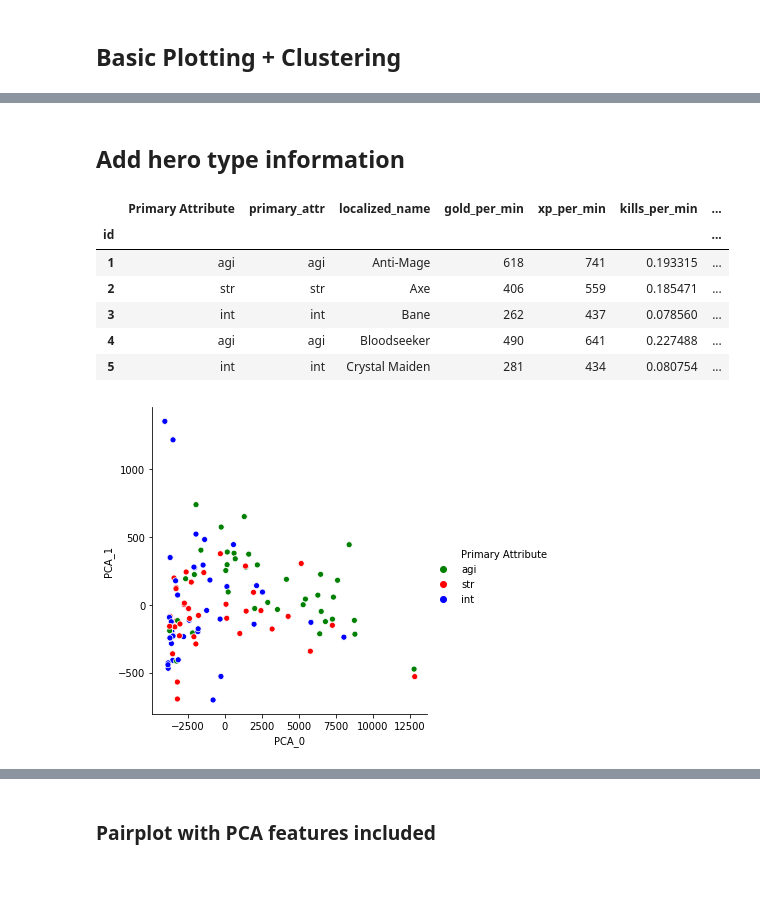
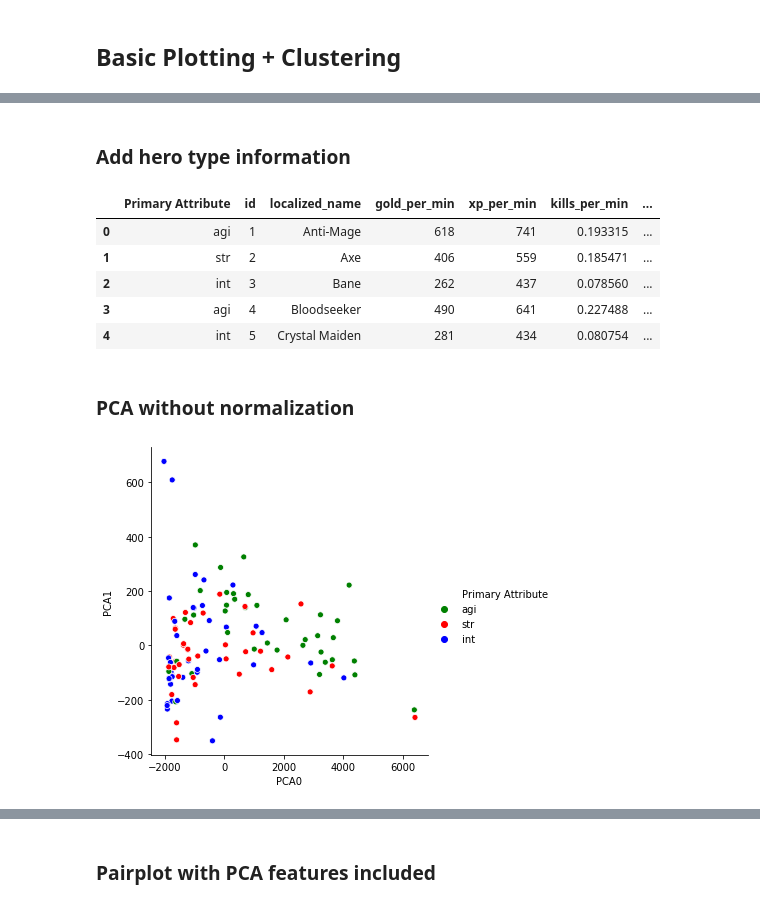
Before and after one commit to loftusa/Dota-Stats, a Jupyter notebook: data_cleaning.ipynb, the cells around one changed output, grey strips where cells are left out. Cells and saved outputs as stored; diff of their text form; code cells hidden in the pictures; blank space fills up the shorter version.

```diff
--- a/data_cleaning.ipynb
+++ b/data_cleaning.ipynb
@@ -58,8 +58,8 @@ player.head()
 # %% [markdown]
 ## Organize Hero Data
 # %%
-heroes = pd.DataFrame(grab_json("/heroStats")).set_index("id", drop=True)
-heroes = heroes[["localized_name", "primary_attr", "attack_type", "base_health", "base_health_regen", "base_mana",
+heroes = pd.DataFrame(grab_json("/heroStats"))
+heroes = heroes[["id", "localized_name", "primary_attr", "attack_type", "base_health", "base_health_regen", "base_mana",
         "base_mana_regen", "base_armor", "base_mr", "base_attack_min", "base_attack_max", "base_str",
         "base_agi", "base_int", "str_gain", "int_gain", "attack_range", "projectile_speed", "attack_rate",
         "move_speed", "turn_rate"]]
@@ -77,15 +76,18 @@ heroes.head()
 # %% [markdown]
 ### Turn json dictionary of hero data into pandas dataframe
 # %%
-hero_ids = list(heroes.index)
+hero_ids = list(heroes["id"])
 stats = ['gold_per_min', 'xp_per_min', 'kills_per_min', 'last_hits_per_min', 'hero_damage_per_min', 'tower_damage']
 
 hero_stats = []
-for hero_id in hero_ids:
+for i, hero_id in enumerate(hero_ids):
     hero = grab_json(f"/benchmarks/?hero_id={hero_id}", key=True)
     output = {}
     output["id"] = hero_id
-    output["localized_name"] = heroes.loc[hero_id, "localized_name"]
+    output["localized_name"] = heroes.loc[i, "localized_name"]
     for stat in stats:
         output[stat] = hero['result'][stat][4]['value']
     hero_stats.append(output)
+
+hero_stats = pd.DataFrame(hero_stats)
+hero_stats
@@ -100,2 +111,0 @@ hero_stats[:3]
-# %%
-hero_stats = pd.DataFrame(hero_stats).set_index("id", drop=True)
@@ -143,33 +114,37 @@ hero_stats.head()
 # %% [markdown]
-## Add hero type information
+### Add hero type information
 # %%
 # hero_stats["primary_attr"] = heroes["primary_attr"]
 hero_stats.insert(0, "Primary Attribute", heroes["primary_attr"])
 hero_stats.head()
 # %% [output]
-|  | Primary Attribute | primary_attr | localized_name | gold_per_min | xp_per_min | kills_per_min | ... |
-| id |  |  |  |  |  |  | ... |
-| 1 | agi | agi | Anti-Mage | 618 | 741 | 0.193315 | ... |
-| 2 | str | str | Axe | 406 | 559 | 0.185471 | ... |
-| 3 | int | int | Bane | 262 | 437 | 0.078560 | ... |
-| 4 | agi | agi | Bloodseeker | 490 | 641 | 0.227488 | ... |
-| 5 | int | int | Crystal Maiden | 281 | 434 | 0.080754 | ... |
+|  | Primary Attribute | id | localized_name | gold_per_min | xp_per_min | kills_per_min | ... |
+| 0 | agi | 1 | Anti-Mage | 618 | 741 | 0.193315 | ... |
+| 1 | str | 2 | Axe | 406 | 559 | 0.185471 | ... |
+| 2 | int | 3 | Bane | 262 | 437 | 0.078560 | ... |
+| 3 | agi | 4 | Bloodseeker | 490 | 641 | 0.227488 | ... |
+| 4 | int | 5 | Crystal Maiden | 281 | 434 | 0.080754 | ... |
+# %% [markdown]
+### PCA without normalization
 # %%
 palette = ["green", "red", "blue"]  # for plotting based on primary attribute
 # %%
-data = hero_stats.drop(["localized_name", "Primary Attribute"], axis=1).values
-target_names = np.array(hero_stats["localized_name"])
+# clean data array
+data = hero_stats.drop(["localized_name", "Primary Attribute", "id"], axis=1)
 
+# pca
 pca = PCA(n_components=2)
 X_r = pca.fit(data).transform(data)
 
-hero_stats.loc[:, "PCA_0"] = X_r[:, 0]
-hero_stats.loc[:, "PCA_1"] = X_r[:, 1]
+# make dataframe
+pca_df = pd.DataFrame(X_r, columns=["PCA0", "PCA1"])
+pca_df.insert(0, "Primary Attribute", heroes["primary_attr"])
 
-
-pca1 = sns.relplot(x="PCA_0", y="PCA_1", hue="Primary Attribute", data=hero_stats, palette=palette)
+# plot
+pca1 = sns.relplot(x="PCA0", y="PCA1", hue="Primary Attribute",
+                   data=pca_df, palette=palette)
 # todo / to try: different clustering methods, normalize data first,
 # figure out a way to plot so that you can figure out which hero is which
 # don't plot with a huge legend
 # %% [output]
-[figure, old version]
+[figure, new version]
```
Also changed, not shown: parts of 18 cells of this notebook, 1 other file.
